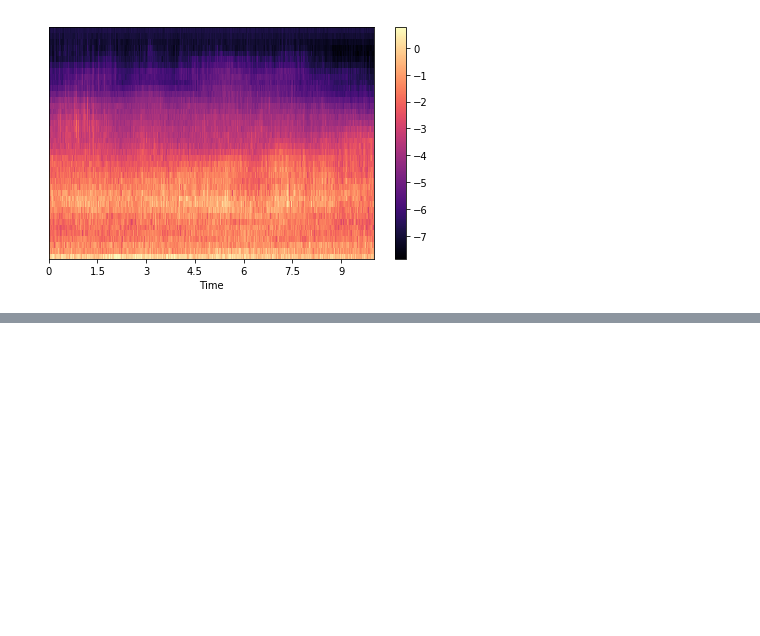
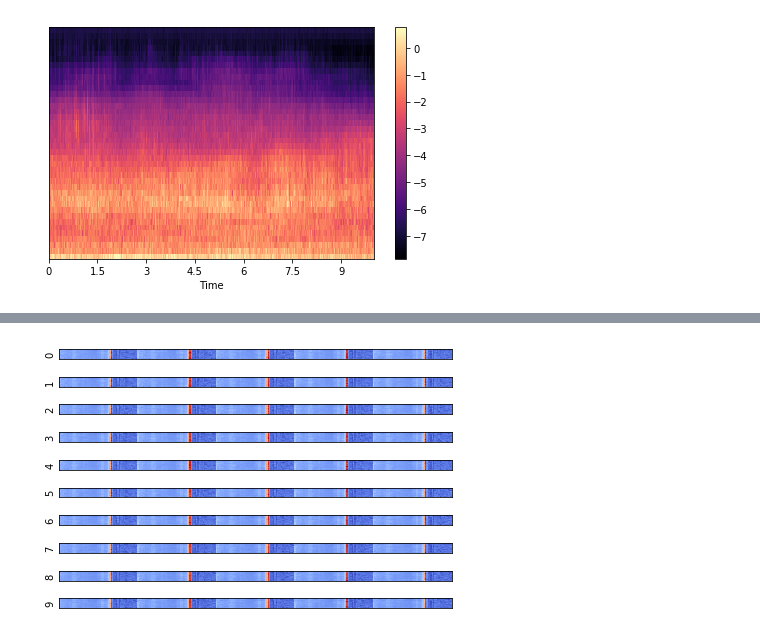
Before and after one commit to dangpzanco/dcase_tutorials, a Jupyter notebook: tutorial_processing_chain.ipynb, the cells around one changed output, grey strips where cells are left out. Saved outputs shown, nothing was run; the diff lists cells and outputs as text; code cells hidden in the pictures; blank space fills up the shorter version.

```diff
--- a/tutorial_processing_chain.ipynb
+++ b/tutorial_processing_chain.ipynb
@@ -64,0 +293,84 @@ FeatureContainer :: Class
+# %%
+### Reshaping output matrix:
+
+# Define processing chain
+chain = du.processors.ProcessingChain([
+    {
+        'processor_name': 'MonoAudioReadingProcessor',
+        'init_parameters': {
+            'fs': 44100
+        }
+    },
+    {
+        'processor_name': 'RepositoryFeatureExtractorProcessor',
+        'init_parameters': {
+            'parameters': {
+                'mel': {},
+                'mfcc': {}
+            }
+        }
+    },
+    {
+        'processor_name': 'RepositoryNormalizationProcessor',
+        'init_parameters': {
+            'parameters': {
+                'mel': {
+                    'mean': mel_mean,
+                    'std': mel_std
+                },
+                'mfcc': {
+                    'mean': mfcc_mean,
+                    'std': mfcc_std
+                }
+            }
+        }
+    },
+    {
+        'processor_name': 'StackingProcessor',
+        'init_parameters': {
+            'recipe': 'mel;mfcc=1-19'
+        }
+    },
+    {
+        'processor_name': 'AggregationProcessor',
+        'init_parameters': {
+            'recipe': ['flatten'],
+            'win_length_frames': 5,
+            'hop_length_frames': 1,
+        }
+    },
+    {
+        'processor_name': 'SequencingProcessor',
+        'init_parameters': {
+            'sequence_length': 50
+        }
+    },
+    {
+        'processor_name': 'DataShapingProcessor',
+        'init_parameters': {
+            'axis_list': ['sequence', 'data', 'time'],
+        }
+    },
+])
+data = chain.process(filename=du.utils.Example().audio_filename())
+data.show()
+# DataMatrix3DContainer :: Class
+#   Data
+#     data                            : matrix (10,295,50)
+#     Dimensions
+#       time_axis                     : 2
+#     Timing information
+#       time_resolution               : None
+#   Meta
+#     stats                           : -
+#     metadata                        : -
+#     processing_chain                : -
+#   Duration
+#     Frames                          : 20
+#   Data
+#     Dimensions
+#       time_axis                     : 2
+#       data_axis                     : 1
+#       sequence_axis                 : 0
+data.plot()
+# %% [output]
@@ -64,0 +397 @@ FeatureContainer :: Class
+[figure, added]
```
Also changed, not shown: parts of 9 cells of this notebook, 1 other file.
